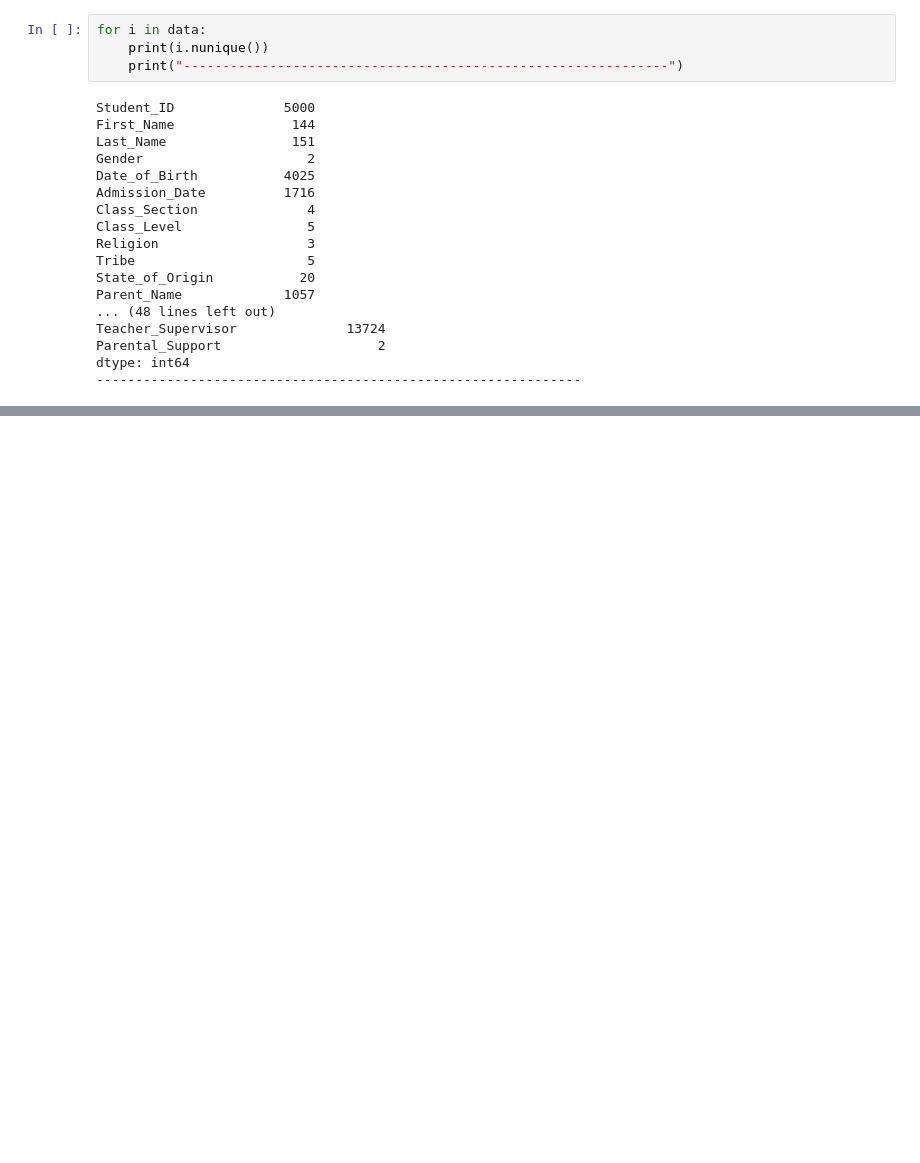
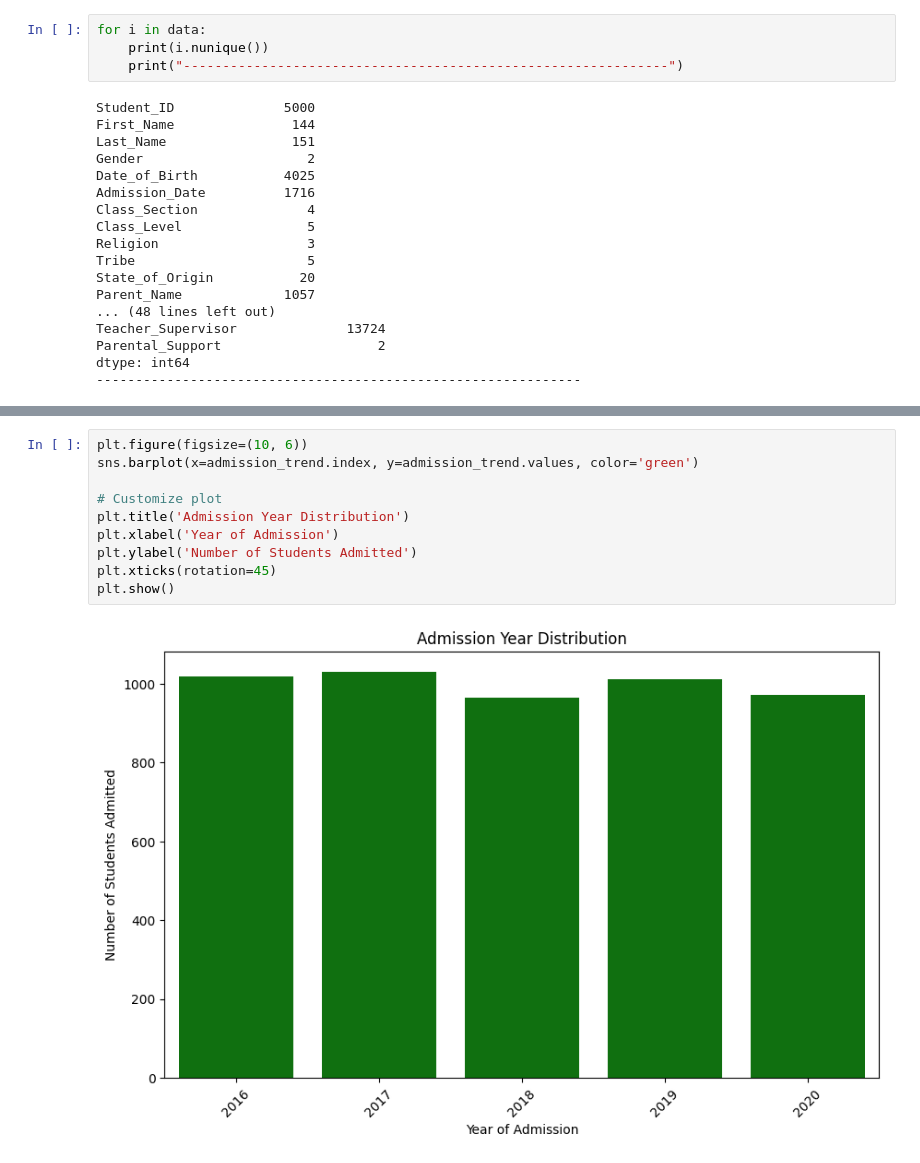
Before and after one commit to FunmilayoUde/DSNhackathon, a Jupyter notebook: DataFest/EDA.ipynb, the cells around one changed output, grey strips where cells are left out. Cells and saved outputs as stored; diff of their text form; blank space fills up the shorter version.

```diff
--- a/DataFest/EDA.ipynb
+++ b/DataFest/EDA.ipynb
@@ -260,0 +389,12 @@ dtype: int64
+# %%
+plt.figure(figsize=(10, 6))
+sns.barplot(x=admission_trend.index, y=admission_trend.values, color='green')
+
+# Customize plot
+plt.title('Admission Year Distribution')
+plt.xlabel('Year of Admission')
+plt.ylabel('Number of Students Admitted')
+plt.xticks(rotation=45)
+plt.show()
+# %% [output]
+[figure, added]
```
Also changed, not shown: parts of 51 cells of this notebook.
